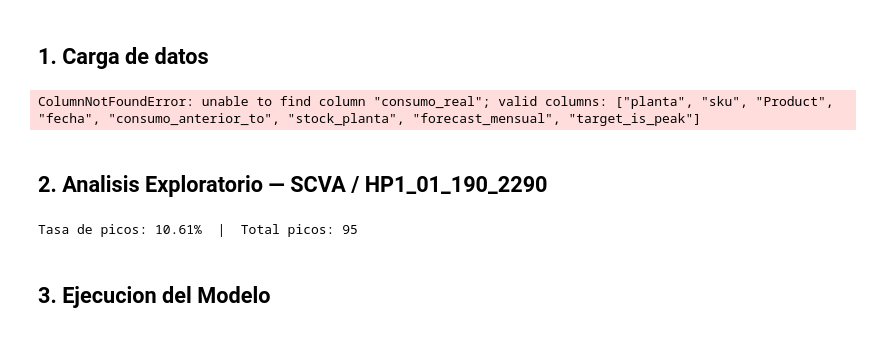
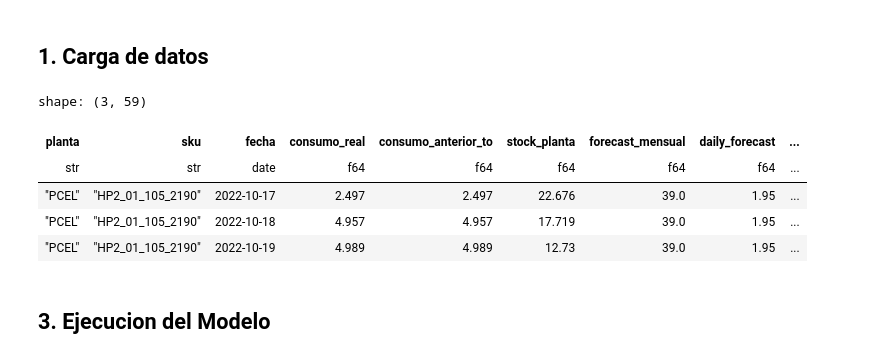
Before and after one commit to Ulysess824/detour_analyzer, a Jupyter notebook: notebooks/01_Detector_de_Picos.ipynb, the cells around one changed output. Cells and saved outputs as stored; diff of their text form; code cells hidden in the pictures.

```diff
--- a/notebooks/01_Detector_de_Picos.ipynb
+++ b/notebooks/01_Detector_de_Picos.ipynb
@@ -43,69 +43,48 @@ from src.utils import RegressionMetrics, ClassificationMetrics, ConsumptionPlott
 # %%
 # Carga del dato crudo
 data_name = "historico_consumo.parquet"
 data_path = os.path.join("data", data_name) if os.path.exists(os.path.join("data", data_name)) else os.path.join("..", "data", data_name)
 df_raw = pl.read_parquet(data_path)
 
-# Transformacion a formato analitico (con la imputacion de abastecimiento integrada)
-df_preparado = transform_data(df_raw)
+# Transformacion a formato analitico
+df_transformed = transform_data(df_raw)
+
+# Filtrar la serie de ejemplo para EDA y modelado
+# df_preparado usa TODO el dataset transformado
+df_preparado = df_transformed.with_columns(
+    consumo_real=pl.col("consumo_anterior_to").fill_null(0.0),
+    forecast_mensual=pl.col("forecast_mensual"),
+    daily_forecast=pl.col("forecast_mensual") / 20.0,
+).with_columns(
+    target_is_peak=(
+        pl.col("consumo_real") > (2.0 * pl.col("daily_forecast"))
+    ).shift(-1).over(["planta", "sku"]).cast(pl.Int8),
+    target_consumo_real=pl.col("consumo_real").shift(-1).over(["planta", "sku"]),
+).filter(pl.col("target_is_peak").is_not_null())
 
 # Guardar la serie de ejemplo separada solo para el EDA
 df_eda_serie = df_preparado.filter(
     (pl.col("planta") == "SCVA") & (pl.col("sku") == "HP1_01_190_2290")
 )
 
 
 # Split cronologico antes de construir features para evitar leakage
-fecha_corte = pl.date(2025, 10, 31)
+fecha_corte = pl.date(2026, 2, 28)
 df_train_raw = df_preparado.filter(pl.col("fecha") <= fecha_corte)
 df_test_raw  = df_preparado.filter(pl.col("fecha") >  fecha_corte)
 
 # Calcular estadisticas del SKU solo sobre train, aplicarlas al test
 df_train, sku_stats = build_features(df_train_raw)
 df_test,  _         = build_features(df_test_raw, sku_stats=sku_stats)
 
 df_train.drop_nulls().head(3)
 # %% [output]
-ColumnNotFoundError: unable to find column "consumo_real"; valid columns: ["planta", "sku", "Product", "fecha", "consumo_anterior_to", "stock_planta", "forecast_mensual", "target_is_peak"]
+shape: (3, 59)
+| planta | sku | fecha | consumo_real | consumo_anterior_to | stock_planta | forecast_mensual | daily_forecast | ... |
+| str | str | date | f64 | f64 | f64 | f64 | f64 | ... |
+| "PCEL" | "HP2_01_105_2190" | 2022-10-17 | 2.497 | 2.497 | 22.676 | 39.0 | 1.95 | ... |
+| "PCEL" | "HP2_01_105_2190" | 2022-10-18 | 4.957 | 4.957 | 17.719 | 39.0 | 1.95 | ... |
+| "PCEL" | "HP2_01_105_2190" | 2022-10-19 | 4.989 | 4.989 | 12.73 | 39.0 | 1.95 | ... |
-# %% [markdown]
-## 2. Analisis Exploratorio — SCVA / HP1_01_190_2290
-# %%
-import plotly.graph_objects as go
-
-df_eda = df_preparado.to_pandas().sort_values("fecha")
-df_eda["umbral"] = 2.0 * (df_eda["forecast_mensual"] / 20.0)
-df_eda["es_pico"] = df_eda["consumo_real"] > df_eda["umbral"]
-
-fig = go.Figure()
-
-fig.add_trace(go.Scatter(
-    x=df_eda["fecha"], y=df_eda["consumo_real"],
-    name="Consumo Real", mode="lines",
-    line=dict(color="#1f77b4", width=1.5),
-))
-fig.add_trace(go.Scatter(
-    x=df_eda["fecha"], y=df_eda["umbral"],
-    name="Umbral de Pico (2x Forecast)", mode="lines",
-    line=dict(color="#d62728", width=1.5, dash="dot"),
-))
-fig.add_trace(go.Scatter(
-    x=df_eda.loc[df_eda["es_pico"], "fecha"],
-    y=df_eda.loc[df_eda["es_pico"], "consumo_real"],
-    name="Pico detectado", mode="markers",
-    marker=dict(color="#d62728", size=7, symbol="circle"),
-))
-
-fig.update_layout(
-    title="Consumo Diario vs Umbral de Pico",
-    xaxis_title="Fecha", yaxis_title="Consumo (TO)",
-    template="plotly_white", hovermode="x unified",
-    legend=dict(orientation="h", yanchor="bottom", y=1.02, xanchor="right", x=1),
-)
-fig.show()
-
-print(f"Tasa de picos: {df_eda['es_pico'].mean():.2%}  |  Total picos: {df_eda['es_pico'].sum()}")
-# %% [output]
-Tasa de picos: 10.61%  |  Total picos: 95
 # %% [markdown]
 ## 3. Ejecucion del Modelo
 # %%
```
Also changed, not shown: parts of 6 cells of this notebook, 34 other files.
